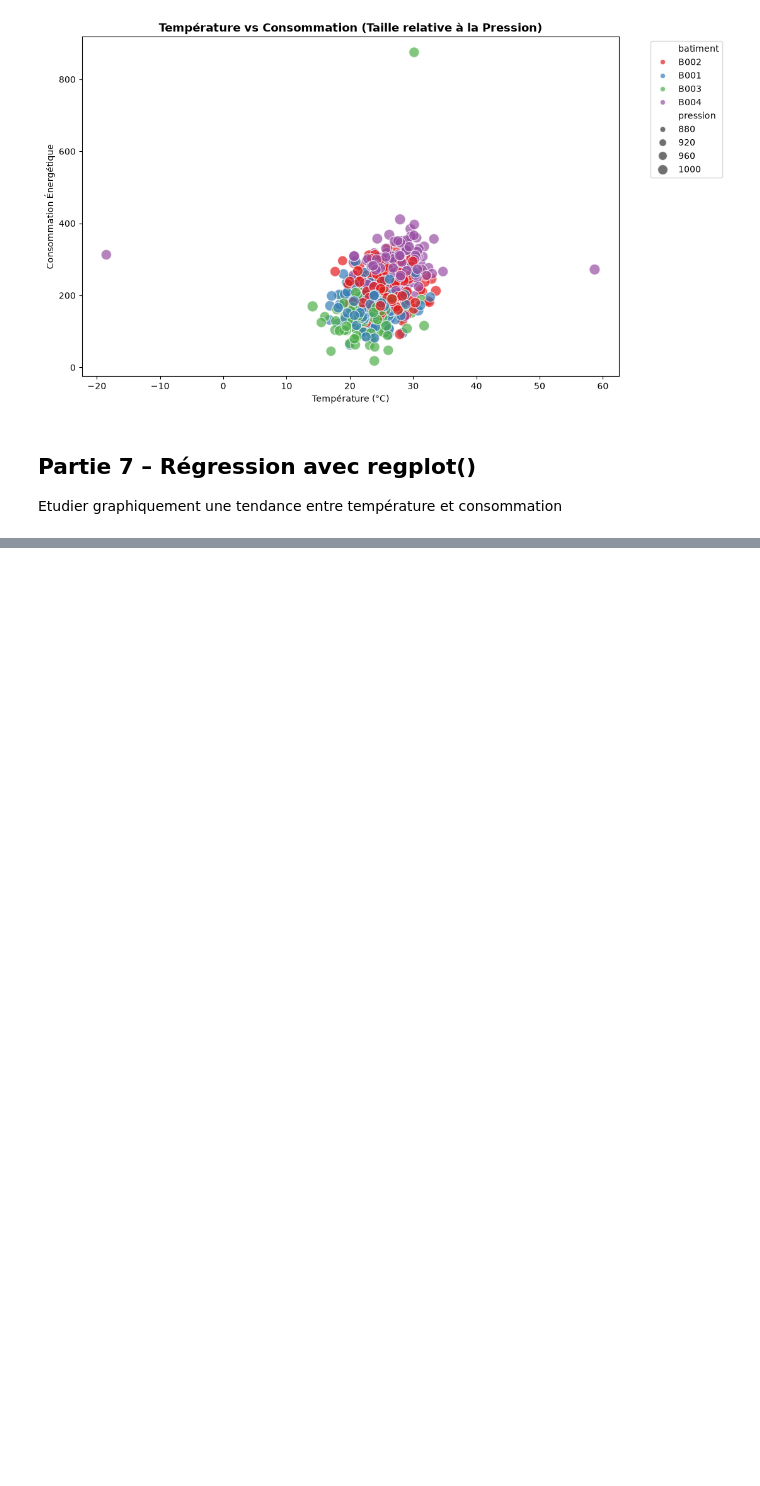
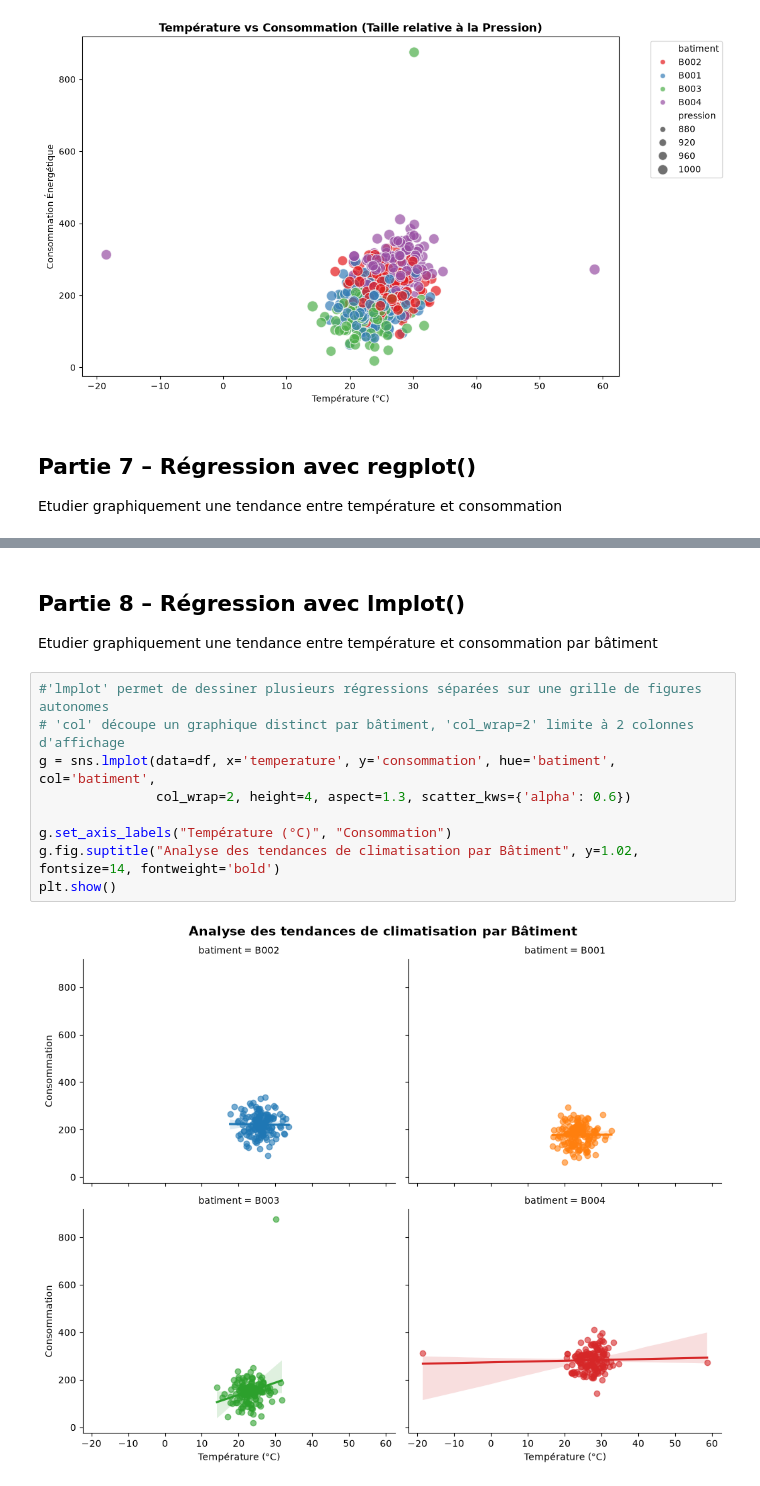
Before and after one commit to DIOPBARHAM/atelier_seaborn_iot, a Jupyter notebook: notebooks/atelier_seaborn_iot.ipynb, the cells around one changed output, grey strips where cells are left out. Saved outputs shown, nothing was run; the diff lists cells and outputs as text; blank space fills up the shorter version.

Commit message:
Partie 8 – Régression avec lmplot() Etudier graphiquement une tendance entre température et consommation par bâtiment

```diff
--- a/notebooks/atelier_seaborn_iot.ipynb
+++ b/notebooks/atelier_seaborn_iot.ipynb
@@ -366,0 +369,14 @@ plt.show()
+# %% [markdown]
+## Partie 8 – Régression avec lmplot()
+Etudier graphiquement une tendance entre température et consommation par bâtiment
+# %%
+#'lmplot' permet de dessiner plusieurs régressions séparées sur une grille de figures autonomes
+# 'col' découpe un graphique distinct par bâtiment, 'col_wrap=2' limite à 2 colonnes d'affichage
+g = sns.lmplot(data=df, x='temperature', y='consommation', hue='batiment', col='batiment',
+               col_wrap=2, height=4, aspect=1.3, scatter_kws={'alpha': 0.6})
+
+g.set_axis_labels("Température (°C)", "Consommation")
+g.fig.suptitle("Analyse des tendances de climatisation par Bâtiment", y=1.02, fontsize=14, fontweight='bold')
+plt.show()
+# %% [output]
+[figure, added]
```
Also changed, not shown: parts of 1 cell of this notebook.
